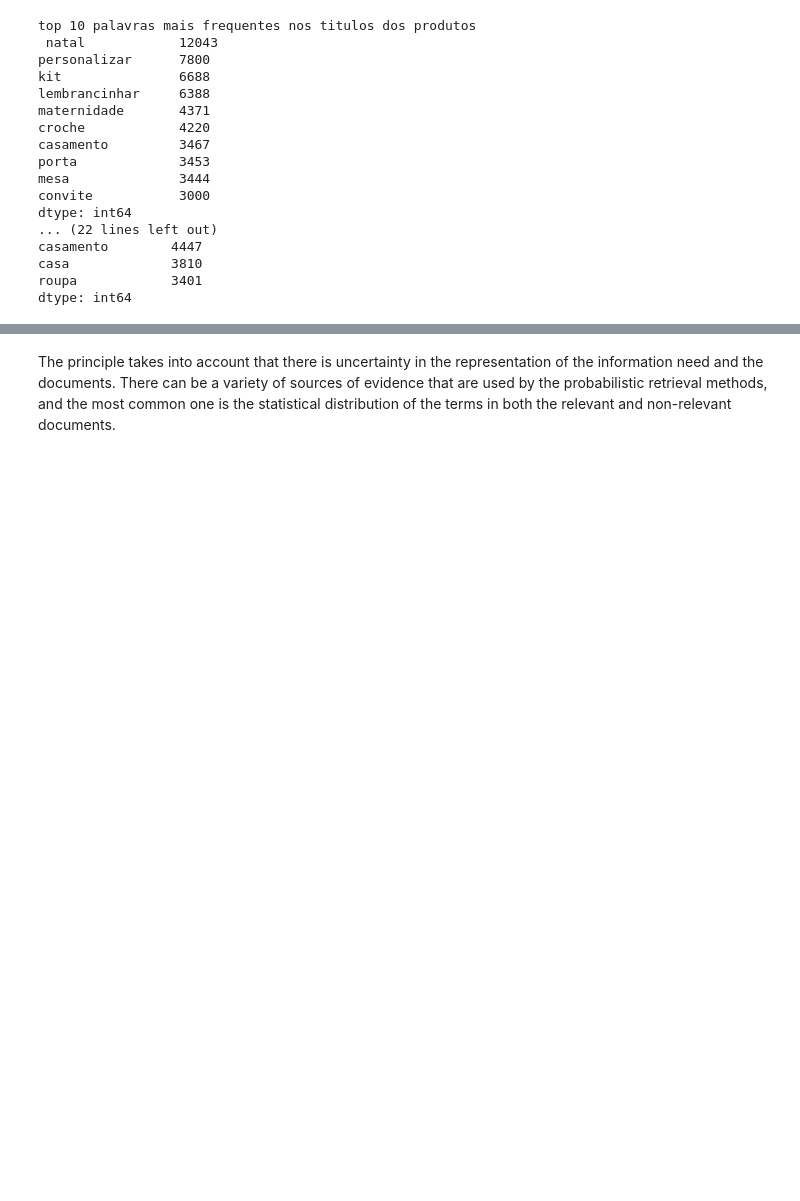
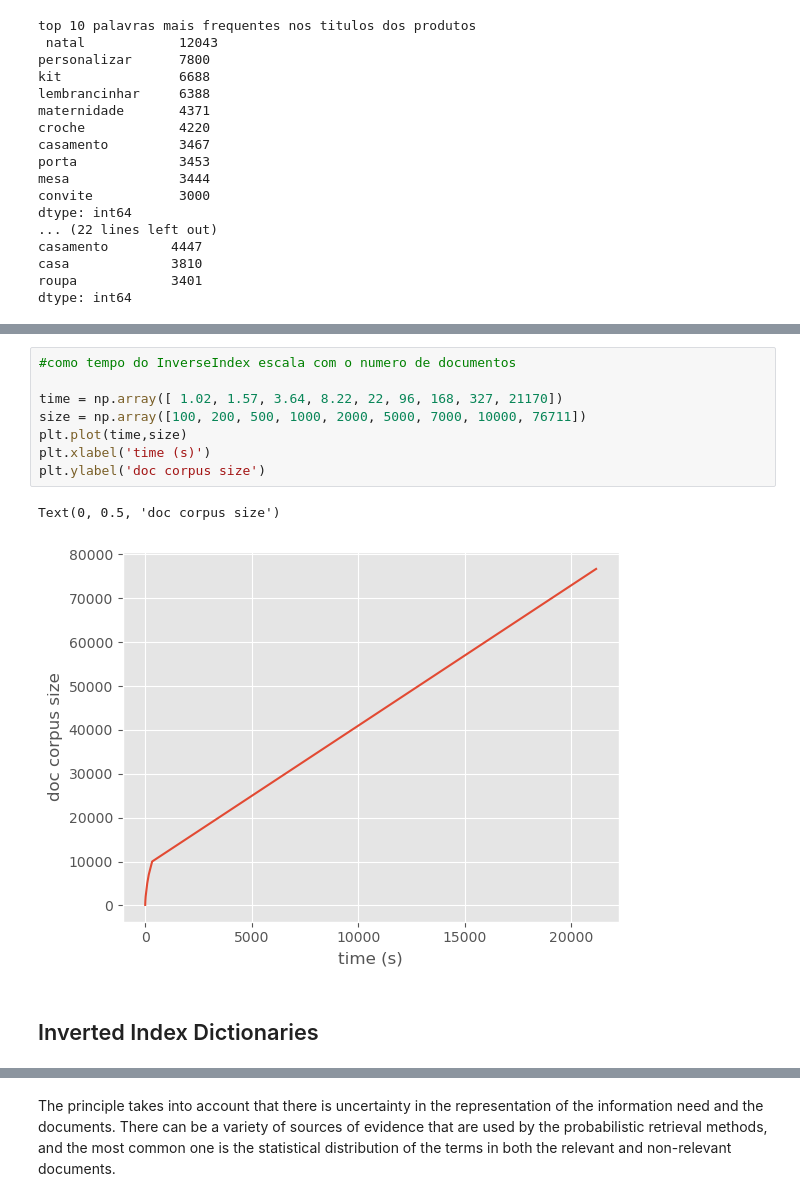
Before and after one commit to mgabrielacota/Information_Retrieval, a Jupyter notebook: Information_Retrieval-Copy1.ipynb, the cells around one changed output, grey strips where cells are left out. Cells and saved outputs as stored; diff of their text form; blank space fills up the shorter version.

```diff
--- a/Information_Retrieval-Copy1.ipynb
+++ b/Information_Retrieval-Copy1.ipynb
@@ -982,0 +1043,13 @@ plt.show()
+# %%
+#como tempo do InverseIndex escala com o numero de documentos
+
+time = np.array([ 1.02, 1.57, 3.64, 8.22, 22, 96, 168, 327, 21170])
+size = np.array([100, 200, 500, 1000, 2000, 5000, 7000, 10000, 76711])
+plt.plot(time,size)
+plt.xlabel('time (s)')
+plt.ylabel('doc corpus size')
+# %% [output]
+Text(0, 0.5, 'doc corpus size')
+[figure, added]
+# %% [markdown]
+## Inverted Index Dictionaries
```
Also changed, not shown: parts of 71 cells of this notebook, 6 other files.
